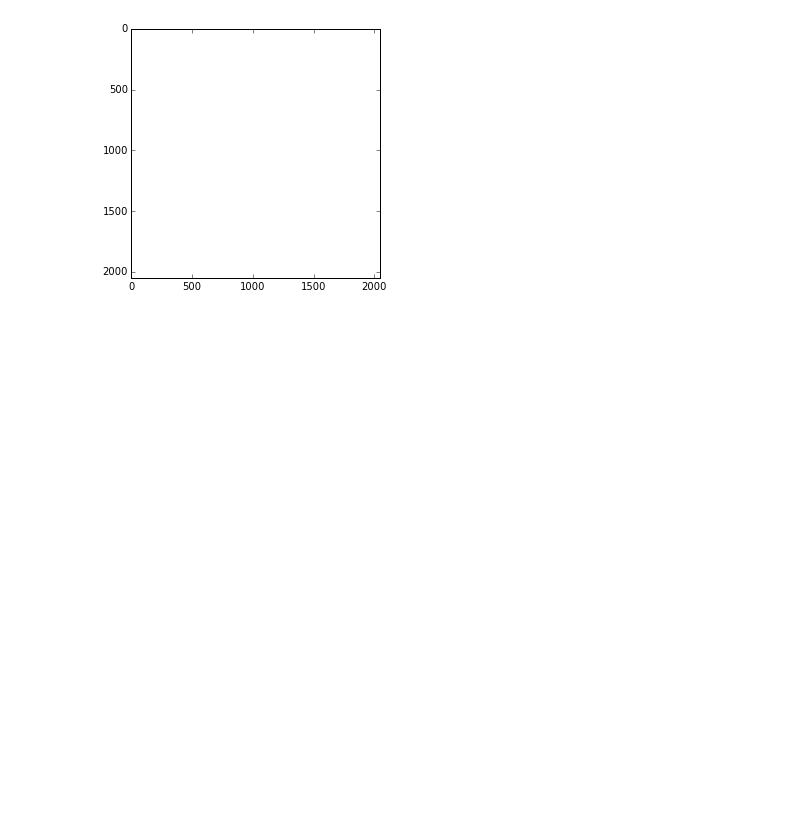
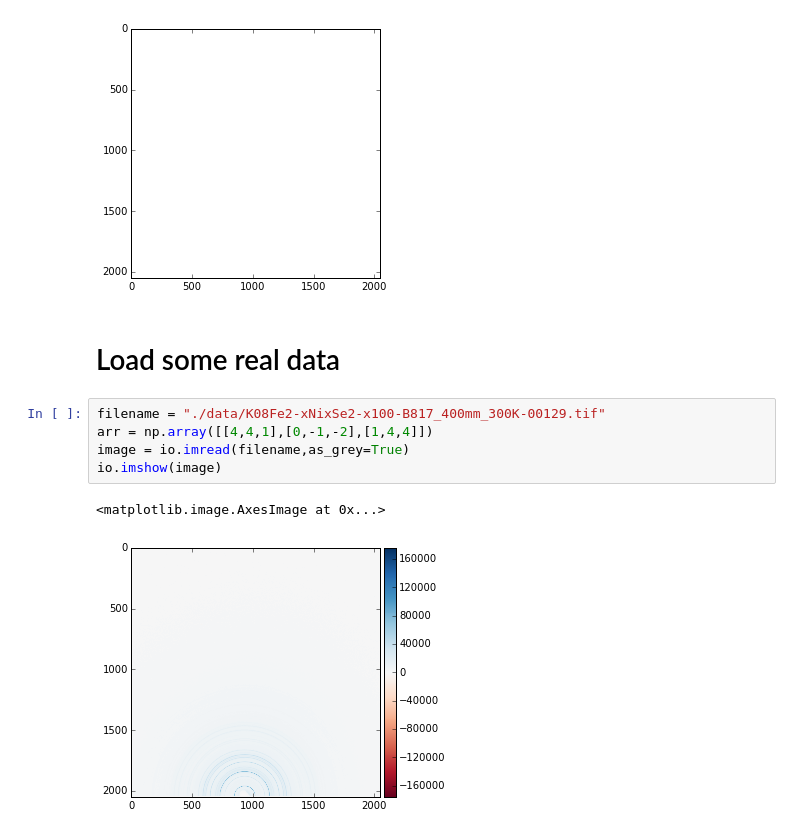
Before and after one commit to chuckie82/hackathon, a Jupyter notebook: ben_sandbox.ipynb, the cells around one changed output. Drawn from its saved outputs; the diff is of its cells as text; blank space fills up the shorter version.

```diff
--- a/ben_sandbox.ipynb
+++ b/ben_sandbox.ipynb
@@ -96,3 +95,13 @@ len(white_black_images)
 # %% [output]
 100
 [figure]
+# %% [markdown]
+# Load some real data
+# %%
+filename = "./data/K08Fe2-xNixSe2-x100-B817_400mm_300K-00129.tif"
+arr = np.array([[4,4,1],[0,-1,-2],[1,4,4]])
+image = io.imread(filename,as_grey=True)
+io.imshow(image)
+# %% [output]
+<matplotlib.image.AxesImage at 0x...>
+[figure, added]
```
Also changed, not shown: parts of 7 cells of this notebook.
